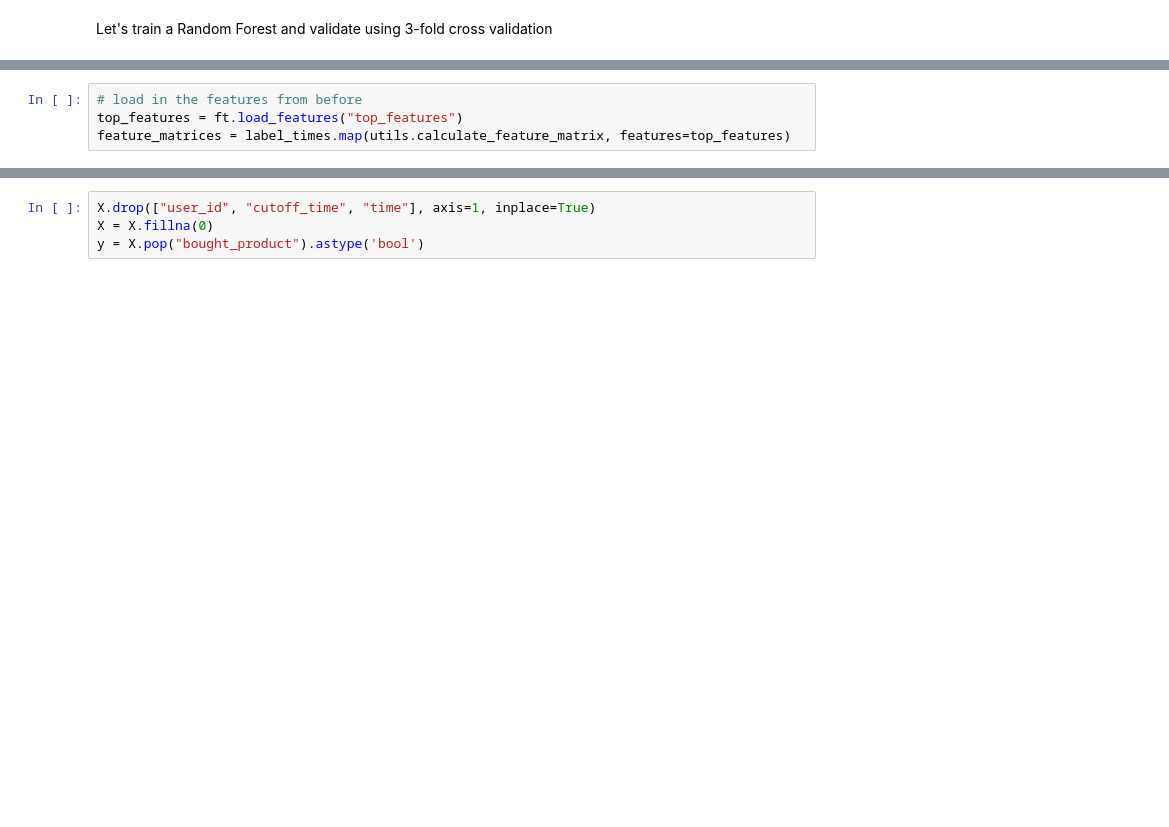
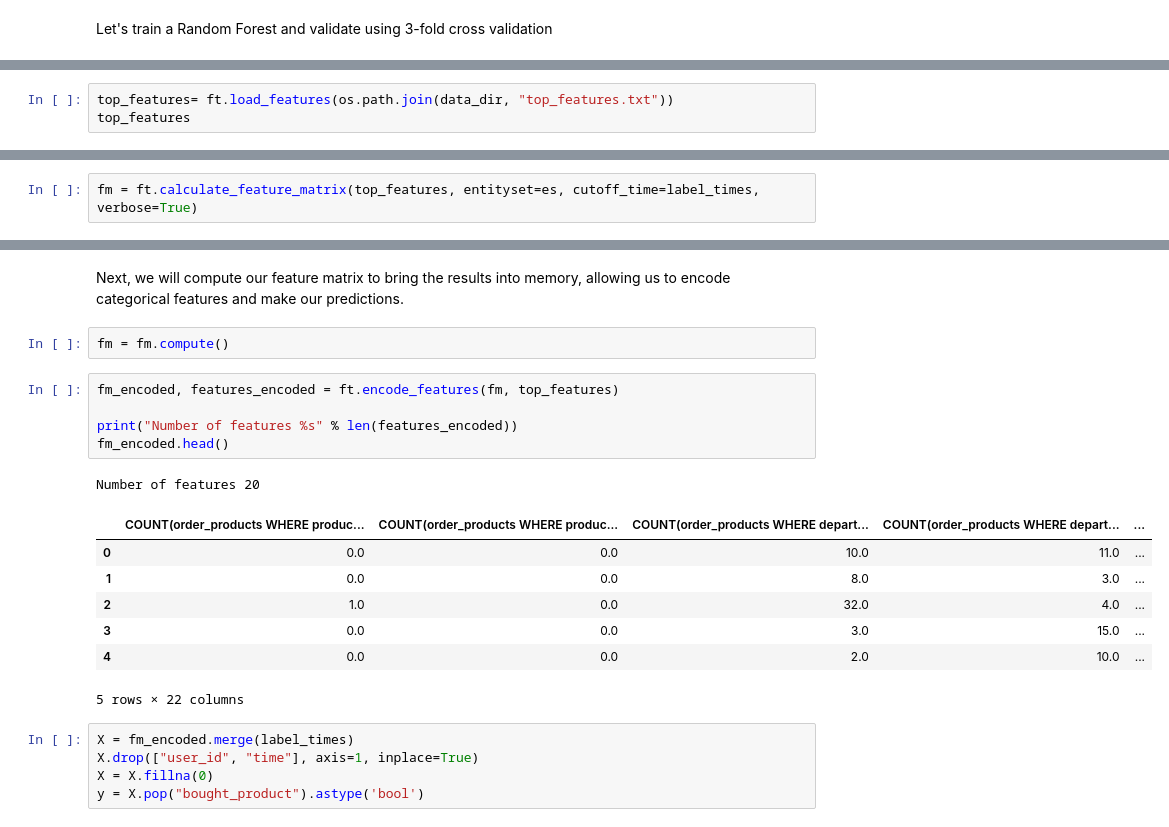
Before and after one commit to alteryx/open_source_demos, a Jupyter notebook: Tutorial.ipynb, the cells around one changed output, grey strips where cells are left out. Cells and saved outputs as stored; diff of their text form; blank space fills up the shorter version.

```diff
--- a/Tutorial.ipynb
+++ b/Tutorial.ipynb
@@ -261,4 +437,0 @@ dask.bag<add_label_times, npartitions=104>
-# %%
-# load in the features from before
-top_features = ft.load_features("top_features")
-feature_matrices = label_times.map(utils.calculate_feature_matrix, features=top_features)
@@ -273,0 +450,3 @@ Now, we repeat the same machine learning steps from the sample dataset
+# %%
+top_features= ft.load_features(os.path.join(data_dir, "top_features.txt"))
+top_features
@@ -273,0 +476,2 @@ Now, we repeat the same machine learning steps from the sample dataset
+# %%
+fm = ft.calculate_feature_matrix(top_features, entityset=es, cutoff_time=label_times, verbose=True)
@@ -274,5 +480,24 @@ Now, we repeat the same machine learning steps from the sample dataset
+# %% [markdown]
+Next, we will compute our feature matrix to bring the results into memory, allowing us to encode categorical features and make our predictions.
+# %%
+fm = fm.compute()
+# %%
+fm_encoded, features_encoded = ft.encode_features(fm, top_features)
+
+print("Number of features %s" % len(features_encoded))
+fm_encoded.head()
+# %% [output]
+Number of features 20
+|  | COUNT(order_products WHERE produc... | COUNT(order_products WHERE produc... | COUNT(order_products WHERE depart... | COUNT(order_products WHERE depart... | ... |
+| 0 | 0.0 | 0.0 | 10.0 | 11.0 | ... |
+| 1 | 0.0 | 0.0 | 8.0 | 3.0 | ... |
+| 2 | 1.0 | 0.0 | 32.0 | 4.0 | ... |
+| 3 | 0.0 | 0.0 | 3.0 | 15.0 | ... |
+| 4 | 0.0 | 0.0 | 2.0 | 10.0 | ... |
+5 rows × 22 columns
 # %%
-X.drop(["user_id", "cutoff_time", "time"], axis=1, inplace=True)
+X = fm_encoded.merge(label_times)
+X.drop(["user_id", "time"], axis=1, inplace=True)
 X = X.fillna(0)
 y = X.pop("bought_product").astype('bool')
 # %%
```
Also changed, not shown: parts of 96 cells of this notebook, 1 other file.
